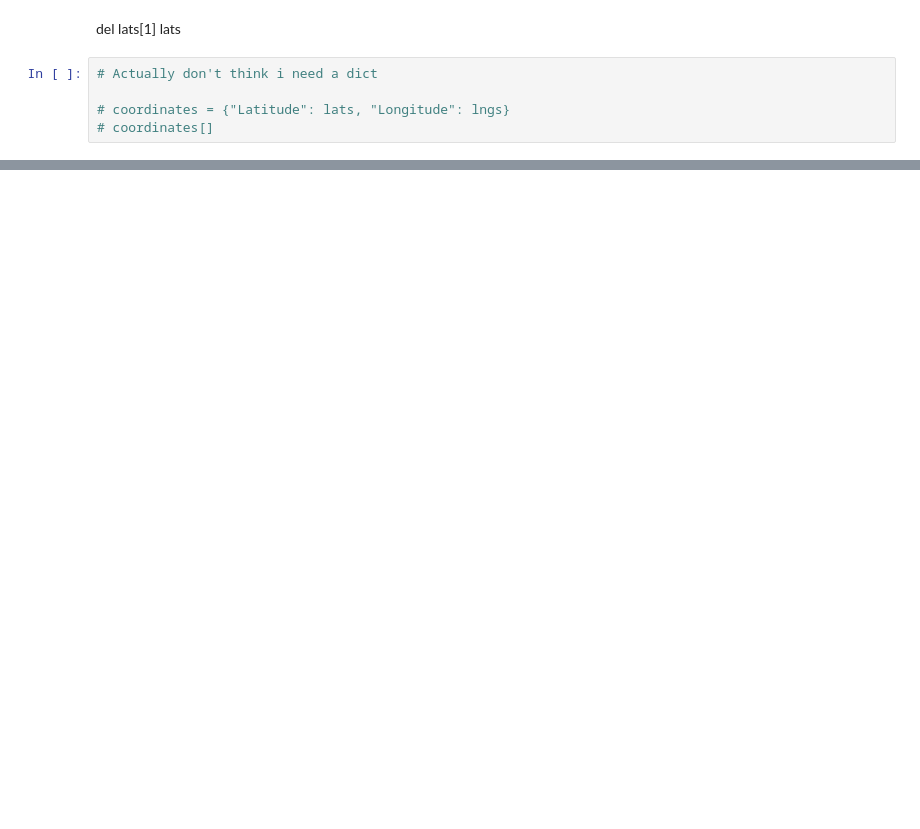
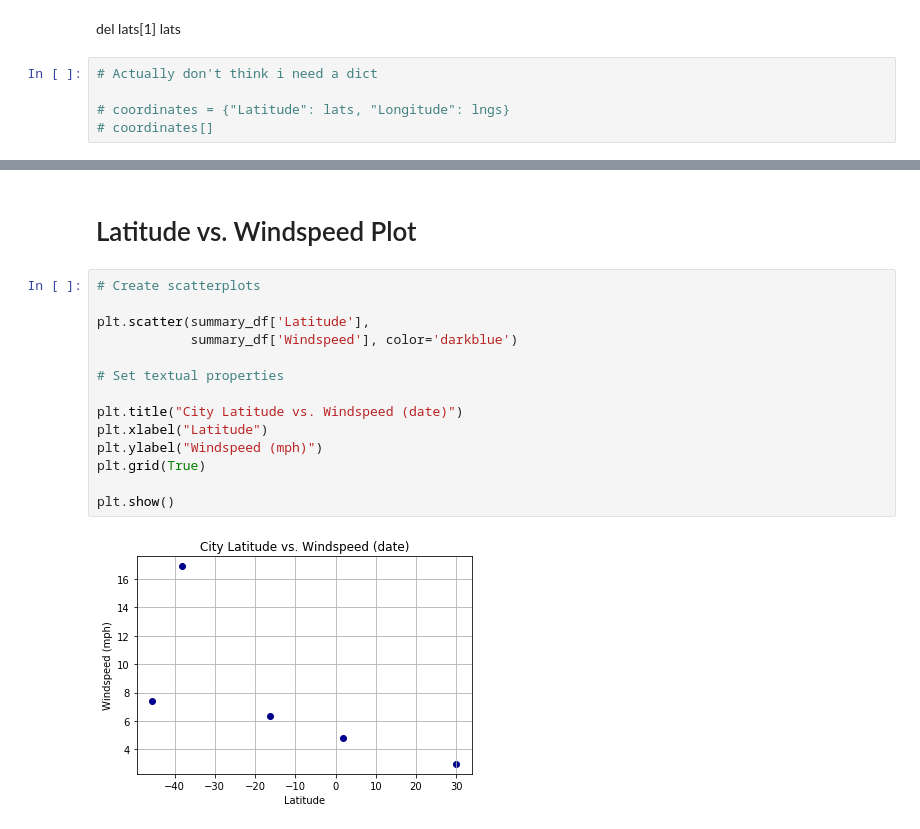
Before and after one commit to caelanosullivan/OpenWeatherMap-500, a Jupyter notebook: OpenWeatherMap-randomization.ipynb, the cells around one changed output, grey strips where cells are left out. Drawn from its saved outputs; the diff is of its cells as text; blank space fills up the shorter version.

```diff
--- a/OpenWeatherMap-randomization.ipynb
+++ b/OpenWeatherMap-randomization.ipynb
@@ -330,0 +385,18 @@ summary_df
+# %% [markdown]
+# Latitude vs. Windspeed Plot
+# %%
+# Create scatterplots
+
+plt.scatter(summary_df['Latitude'],
+            summary_df['Windspeed'], color='darkblue')
+
+# Set textual properties
+
+plt.title("City Latitude vs. Windspeed (date)")
+plt.xlabel("Latitude")
+plt.ylabel("Windspeed (mph)")
+plt.grid(True)
+
+plt.show()
+# %% [output]
+[figure, added]
```
Also changed, not shown: parts of 16 cells of this notebook.
